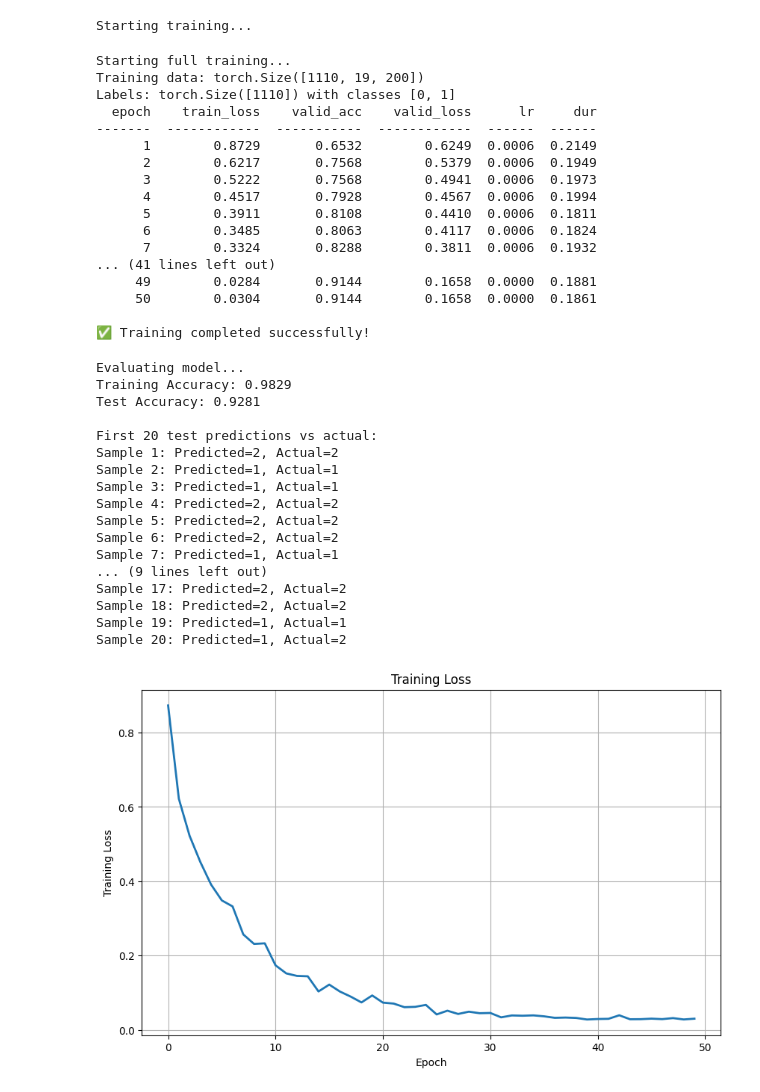
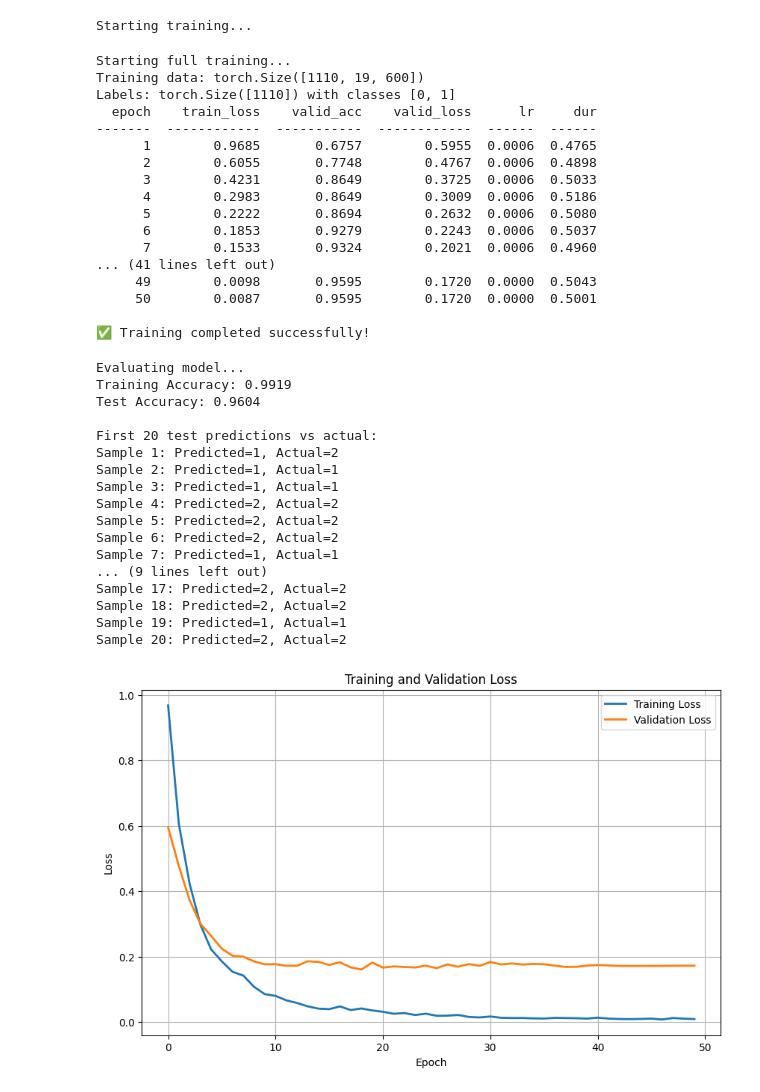
Before and after one commit to Brain-Based-Transcription/Models, a Jupyter notebook: left-right/shallow_cnn_yuriy.ipynb, the cells around one changed output. Cells and saved outputs as stored; diff of their text form; code cells hidden in the pictures.

Commit message:
updated testing and training

```diff
--- a/left-right/shallow_cnn_yuriy.ipynb
+++ b/left-right/shallow_cnn_yuriy.ipynb
@@ -15,7 +15,7 @@ set_random_seeds(seed=20200220, cuda=True)
 # %%
 # Load the data
 print("Loading Yuriy's data...")
-X, Y, meta_data = get_yuriy_data(samples_around=100)
+X, Y, meta_data = get_yuriy_data(samples_around=300)
 
 print(f"Data shape: {X.shape}")
 print(f"Labels shape: {Y.shape}")
@@ -152,20 +152,20 @@ clf.fit(X_train, Y_train)
 print("\n✅ Training completed successfully!")
 # %% [output]
 Starting full training...
-Training data: torch.Size([1110, 19, 200])
+Training data: torch.Size([1110, 19, 600])
 Labels: torch.Size([1110]) with classes [0, 1]
   epoch    train_loss    valid_acc    valid_loss      lr     dur
 -------  ------------  -----------  ------------  ------  ------
-      1        0.8729       0.6532        0.6249  0.0006  0.2149
-      2        0.6217       0.7568        0.5379  0.0006  0.1949
-      3        0.5222       0.7568        0.4941  0.0006  0.1973
-      4        0.4517       0.7928        0.4567  0.0006  0.1994
-      5        0.3911       0.8108        0.4410  0.0006  0.1811
-      6        0.3485       0.8063        0.4117  0.0006  0.1824
-      7        0.3324       0.8288        0.3811  0.0006  0.1932
+      1        0.9685       0.6757        0.5955  0.0006  0.4765
+      2        0.6055       0.7748        0.4767  0.0006  0.4898
+      3        0.4231       0.8649        0.3725  0.0006  0.5033
+      4        0.2983       0.8649        0.3009  0.0006  0.5186
+      5        0.2222       0.8694        0.2632  0.0006  0.5080
+      6        0.1853       0.9279        0.2243  0.0006  0.5037
+      7        0.1533       0.9324        0.2021  0.0006  0.4960
 ... (41 lines left out)
-     49        0.0284       0.9144        0.1658  0.0000  0.1881
-     50        0.0304       0.9144        0.1658  0.0000  0.1861
+     49        0.0098       0.9595        0.1720  0.0000  0.5043
+     50        0.0087       0.9595        0.1720  0.0000  0.5001
 
 ✅ Training completed successfully!
 # %%
@@ -190,11 +190,11 @@ for i in range(min(20, len(Y_test))):
     print(f"Sample {i+1}: Predicted={pred_label}, Actual={actual_label}")
 # %% [output]
 Evaluating model...
-Training Accuracy: 0.9829
-Test Accuracy: 0.9281
+Training Accuracy: 0.9919
+Test Accuracy: 0.9604
 
 First 20 test predictions vs actual:
-Sample 1: Predicted=2, Actual=2
+Sample 1: Predicted=1, Actual=2
 Sample 2: Predicted=1, Actual=1
 Sample 3: Predicted=1, Actual=1
 Sample 4: Predicted=2, Actual=2
@@ -205,19 +205,23 @@ Sample 7: Predicted=1, Actual=1
 Sample 17: Predicted=2, Actual=2
 Sample 18: Predicted=2, Actual=2
 Sample 19: Predicted=1, Actual=1
-Sample 20: Predicted=1, Actual=2
+Sample 20: Predicted=2, Actual=2
 # %%
 # Plot training history
 train_losses = [hist['train_loss'] for hist in clf.history]
+valid_losses = [hist['valid_loss'] for hist in clf.history]
 
 plt.figure(figsize=(10, 6))
-plt.plot(train_losses, linewidth=2)
+plt.plot(train_losses, linewidth=2, label='Training Loss')
+plt.plot(valid_losses, linewidth=2, label='Validation Loss')
 plt.xlabel('Epoch')
-plt.ylabel('Training Loss')
-plt.title('Training Loss')
+plt.ylabel('Loss')
+plt.title('Training and Validation Loss')
+plt.legend()
 plt.grid(True)
 plt.show()
 
 print(f"Final training loss: {train_losses[-1]:.4f}")
+print(f"Final validation loss: {valid_losses[-1]:.4f}")
 # %% [output]
-[figure, old version]
+[figure, new version]
```
Also changed, not shown: parts of 5 cells of this notebook.
